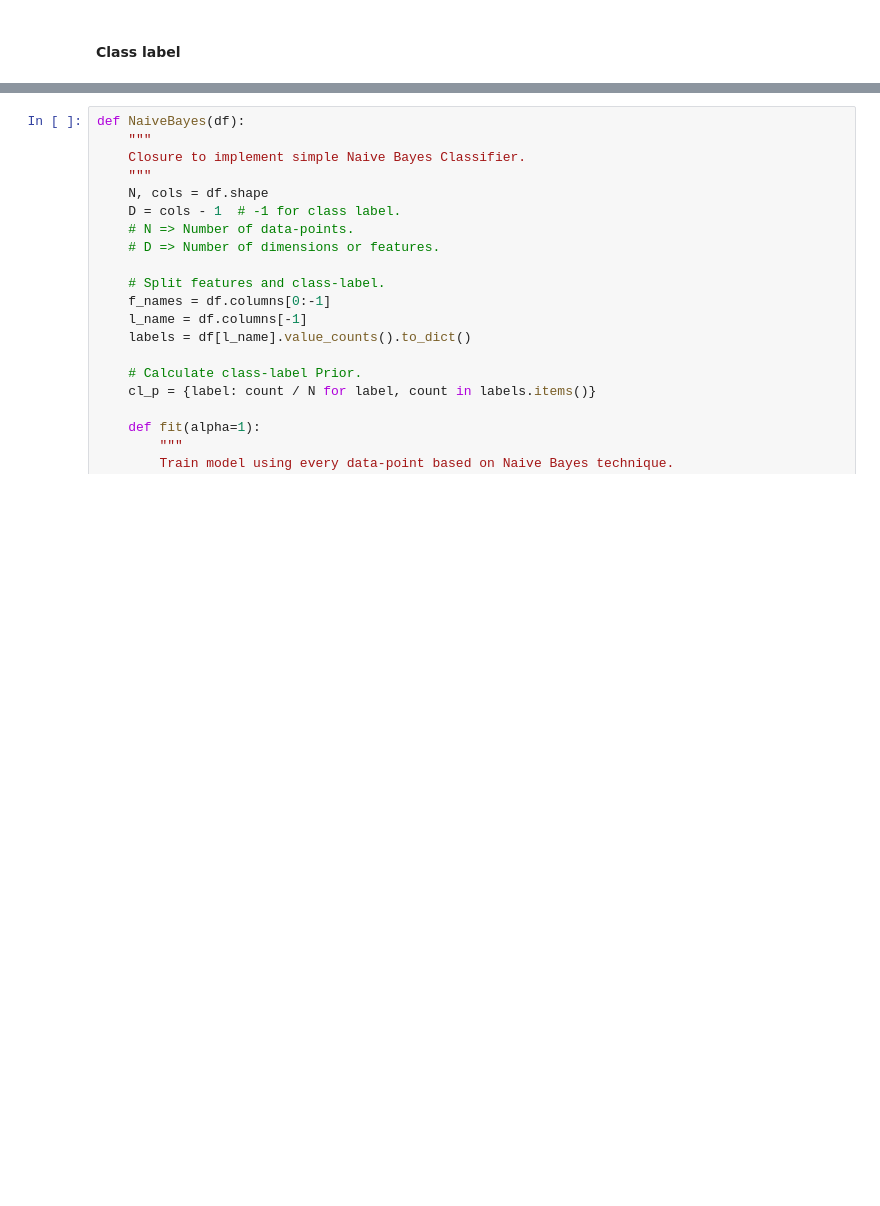
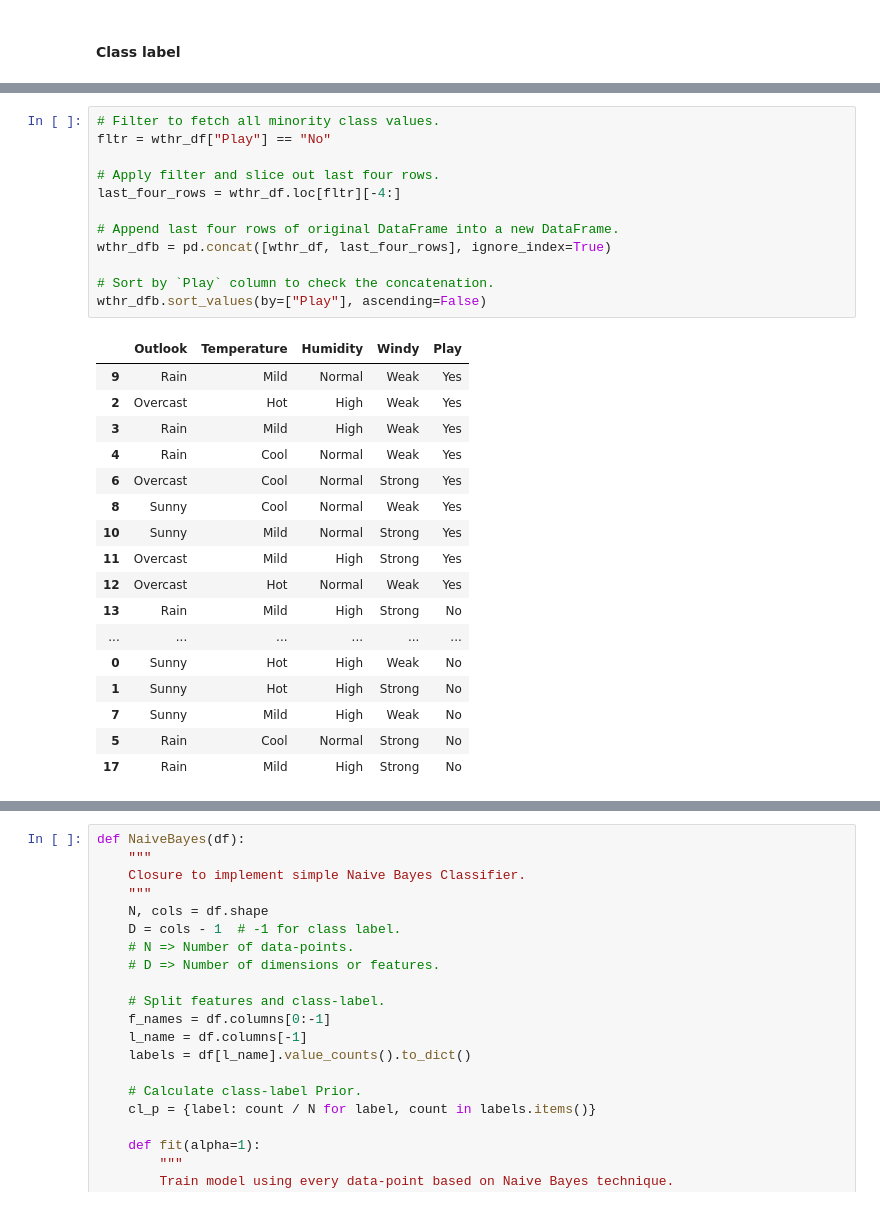
Before and after one commit to DheemanthBhat/ML-Concepts, a Jupyter notebook: 4. Naive Bayes/Naive Bayes.ipynb, the cells around one changed output, grey strips where cells are left out. Drawn from its saved outputs; the diff is of its cells as text; blank space fills up the shorter version.

```diff
--- a/4. Naive Bayes/Naive Bayes.ipynb
+++ b/4. Naive Bayes/Naive Bayes.ipynb
@@ -184,0 +214,30 @@ Name: Play, dtype: int64
+# %%
+# Filter to fetch all minority class values.
+fltr = wthr_df["Play"] == "No"
+
+# Apply filter and slice out last four rows.
+last_four_rows = wthr_df.loc[fltr][-4:]
+
+# Append last four rows of original DataFrame into a new DataFrame.
+wthr_dfb = pd.concat([wthr_df, last_four_rows], ignore_index=True)
+
+# Sort by `Play` column to check the concatenation.
+wthr_dfb.sort_values(by=["Play"], ascending=False)
+# %% [output]
+|  | Outlook | Temperature | Humidity | Windy | Play |
+| 9 | Rain | Mild | Normal | Weak | Yes |
+| 2 | Overcast | Hot | High | Weak | Yes |
+| 3 | Rain | Mild | High | Weak | Yes |
+| 4 | Rain | Cool | Normal | Weak | Yes |
+| 6 | Overcast | Cool | Normal | Strong | Yes |
+| 8 | Sunny | Cool | Normal | Weak | Yes |
+| 10 | Sunny | Mild | Normal | Strong | Yes |
+| 11 | Overcast | Mild | High | Strong | Yes |
+| 12 | Overcast | Hot | Normal | Weak | Yes |
+| 13 | Rain | Mild | High | Strong | No |
+| ... | ... | ... | ... | ... | ... |
+| 0 | Sunny | Hot | High | Weak | No |
+| 1 | Sunny | Hot | High | Strong | No |
+| 7 | Sunny | Mild | High | Weak | No |
+| 5 | Rain | Cool | Normal | Strong | No |
+| 17 | Rain | Mild | High | Strong | No |
```
Also changed, not shown: parts of 19 cells of this notebook.
